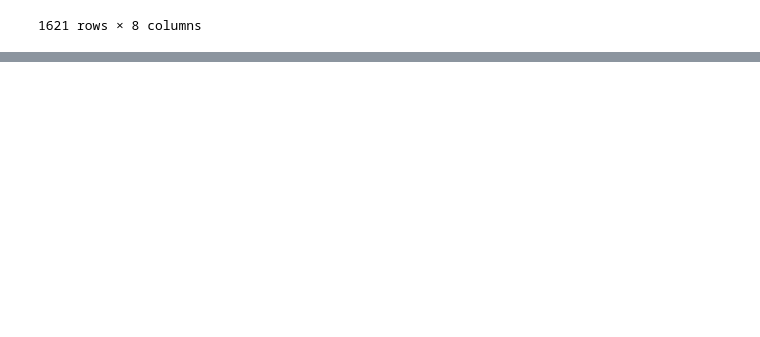
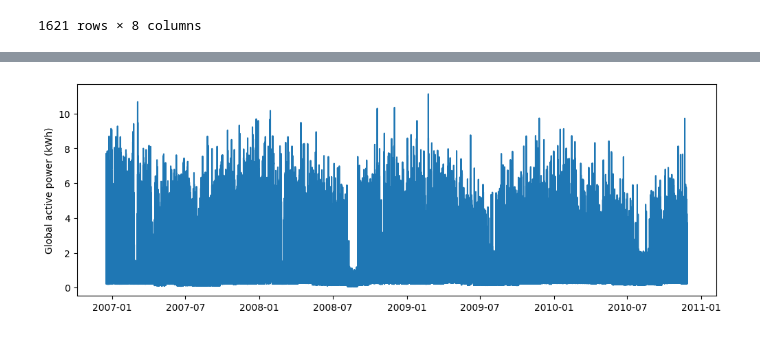
Before and after one commit to dominikchlodowicz/Bill2Predict, a Jupyter notebook: notebooks/uci_raw_data_exploration.ipynb, the cells around one changed output, grey strips where cells are left out. Cells and saved outputs as stored; diff of their text form; code cells hidden in the pictures; blank space fills up the shorter version.

```diff
--- a/notebooks/uci_raw_data_exploration.ipynb
+++ b/notebooks/uci_raw_data_exploration.ipynb
@@ -144,0 +147,8 @@ plt.show()
+# %%
+# Data visualisation
+fig, ax = plt.subplots(figsize=(12, 4))
+ax.set(ylabel='Global active power (kWh)')
+ax.plot(df['Datetime'], df['Global_active_power'])
+plt.show()
+# %% [output]
+[figure, added]
```
Also changed, not shown: parts of 13 cells of this notebook, 9 other files.
